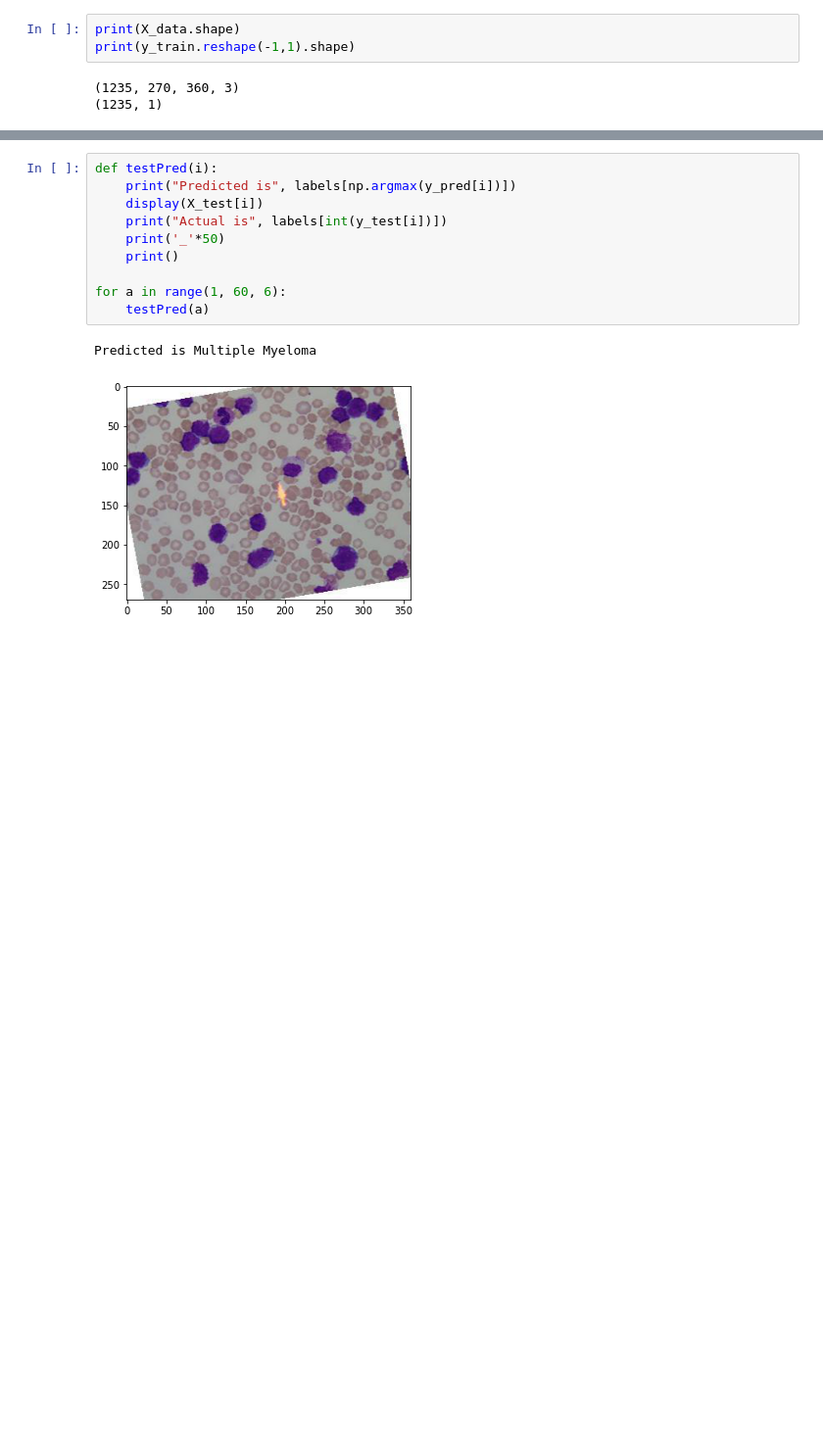
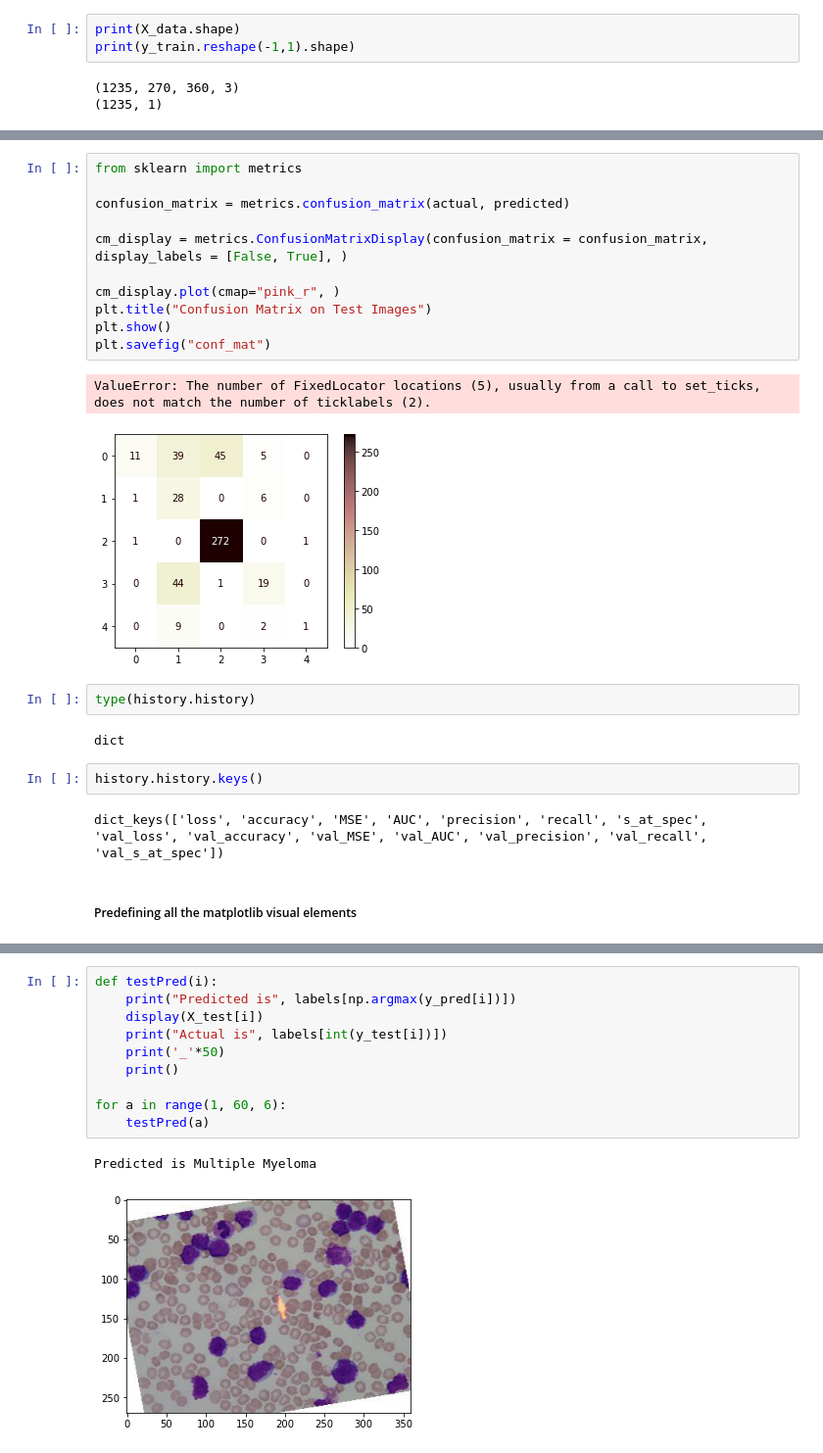
Before and after one commit to Tofudog/C-3BO_2, a Jupyter notebook: bb8_training.ipynb, the cells around one changed output, grey strips where cells are left out. Shown at 98% size. Saved outputs shown, nothing was run; the diff lists cells and outputs as text; blank space fills up the shorter version.

```diff
--- a/bb8_training.ipynb
+++ b/bb8_training.ipynb
@@ -121,0 +271,24 @@ history = model.fit(X_data, y_train.reshape(-1,1), epochs=1,
+# %%
+from sklearn import metrics
+
+confusion_matrix = metrics.confusion_matrix(actual, predicted)
+
+cm_display = metrics.ConfusionMatrixDisplay(confusion_matrix = confusion_matrix, display_labels = [False, True], )
+
+cm_display.plot(cmap="pink_r", )
+plt.title("Confusion Matrix on Test Images")
+plt.show()
+plt.savefig("conf_mat")
+# %% [output]
+ValueError: The number of FixedLocator locations (5), usually from a call to set_ticks, does not match the number of ticklabels (2).
+[figure, added]
+# %%
+type(history.history)
+# %% [output]
+dict
+# %%
+history.history.keys()
+# %% [output]
+dict_keys(['loss', 'accuracy', 'MSE', 'AUC', 'precision', 'recall', 's_at_spec', 'val_loss', 'val_accuracy', 'val_MSE', 'val_AUC', 'val_precision', 'val_recall', 'val_s_at_spec'])
+# %% [markdown]
+##### Predefining all the matplotlib visual elements
```
Also changed, not shown: parts of 119 cells of this notebook.
